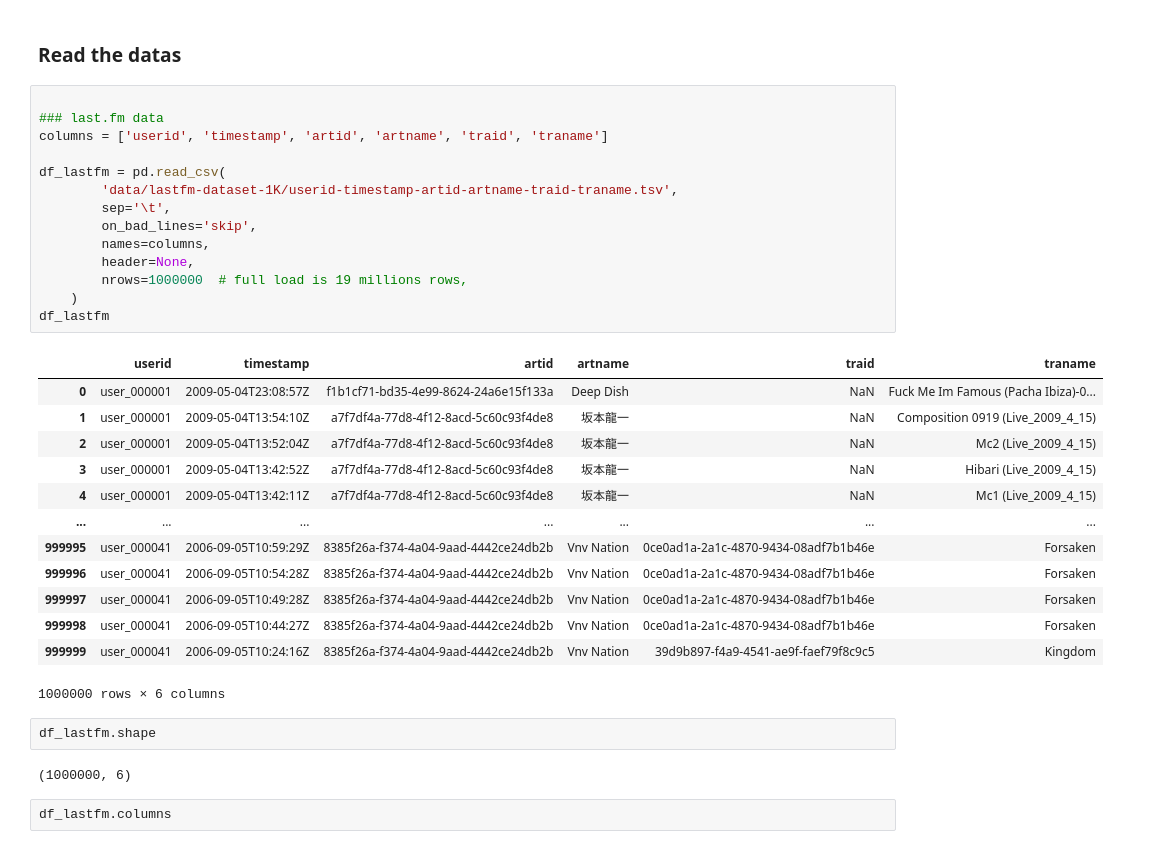
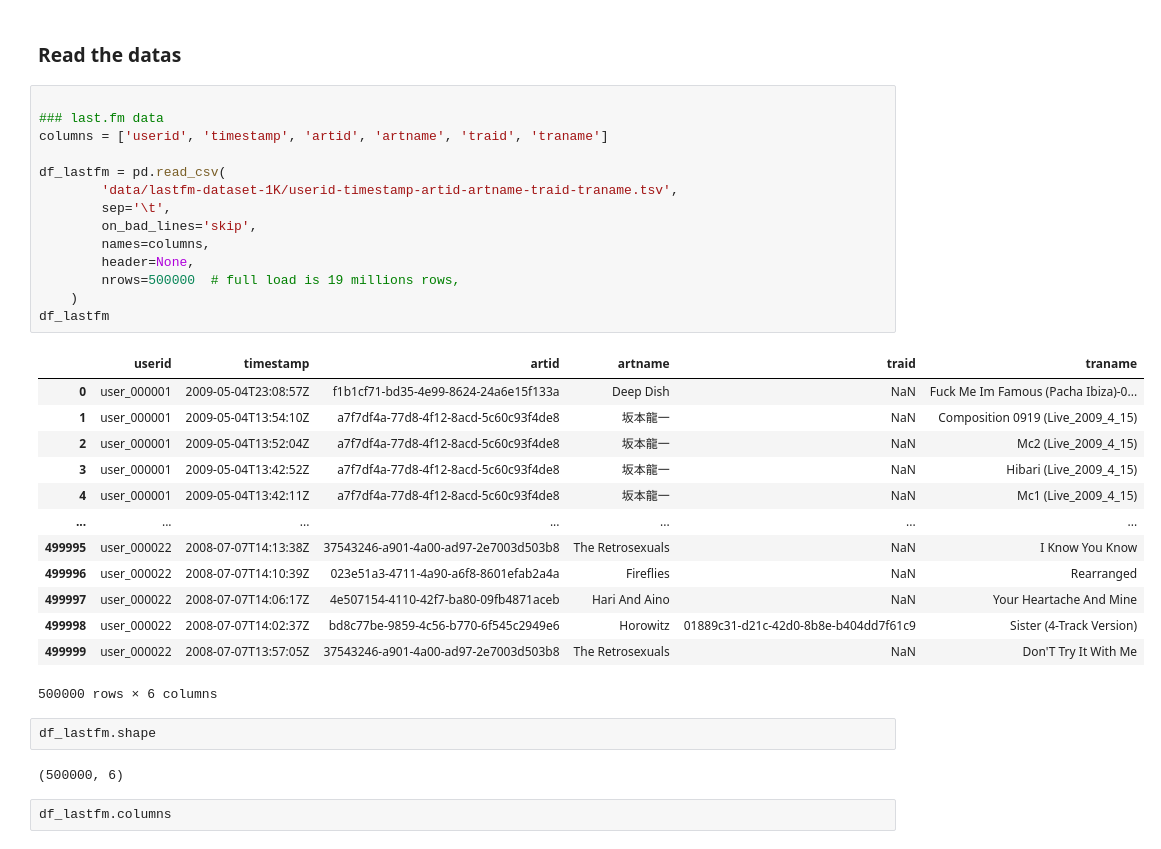
Before and after one commit to Montmont20z/music-recommender, a Jupyter notebook: notebook.ipynb, the cells around one changed output. Drawn from its saved outputs; the diff is of its cells as text.

```diff
--- a/notebook.ipynb
+++ b/notebook.ipynb
@@ -24,35 +24,35 @@ warnings.filterwarnings('ignore')
 # %%
 
 ### last.fm data
 columns = ['userid', 'timestamp', 'artid', 'artname', 'traid', 'traname']
 
 df_lastfm = pd.read_csv(
         'data/lastfm-dataset-1K/userid-timestamp-artid-artname-traid-traname.tsv',
         sep='\t',
         on_bad_lines='skip',
         names=columns,
         header=None,
-        nrows=1000000  # full load is 19 millions rows,
+        nrows=500000  # full load is 19 millions rows,
     )
 df_lastfm
 # %% [output]
 |  | userid | timestamp | artid | artname | traid | traname |
 | 0 | user_000001 | 2009-05-04T23:08:57Z | f1b1cf71-bd35-4e99-8624-24a6e15f133a | Deep Dish | NaN | Fuck Me Im Famous (Pacha Ibiza)-0... |
 | 1 | user_000001 | 2009-05-04T13:54:10Z | a7f7df4a-77d8-4f12-8acd-5c60c93f4de8 | 坂本龍一 | NaN | Composition 0919 (Live_2009_4_15) |
 | 2 | user_000001 | 2009-05-04T13:52:04Z | a7f7df4a-77d8-4f12-8acd-5c60c93f4de8 | 坂本龍一 | NaN | Mc2 (Live_2009_4_15) |
 | 3 | user_000001 | 2009-05-04T13:42:52Z | a7f7df4a-77d8-4f12-8acd-5c60c93f4de8 | 坂本龍一 | NaN | Hibari (Live_2009_4_15) |
 | 4 | user_000001 | 2009-05-04T13:42:11Z | a7f7df4a-77d8-4f12-8acd-5c60c93f4de8 | 坂本龍一 | NaN | Mc1 (Live_2009_4_15) |
 | ... | ... | ... | ... | ... | ... | ... |
-| 999995 | user_000041 | 2006-09-05T10:59:29Z | 8385f26a-f374-4a04-9aad-4442ce24db2b | Vnv Nation | 0ce0ad1a-2a1c-4870-9434-08adf7b1b46e | Forsaken |
-| 999996 | user_000041 | 2006-09-05T10:54:28Z | 8385f26a-f374-4a04-9aad-4442ce24db2b | Vnv Nation | 0ce0ad1a-2a1c-4870-9434-08adf7b1b46e | Forsaken |
-| 999997 | user_000041 | 2006-09-05T10:49:28Z | 8385f26a-f374-4a04-9aad-4442ce24db2b | Vnv Nation | 0ce0ad1a-2a1c-4870-9434-08adf7b1b46e | Forsaken |
-| 999998 | user_000041 | 2006-09-05T10:44:27Z | 8385f26a-f374-4a04-9aad-4442ce24db2b | Vnv Nation | 0ce0ad1a-2a1c-4870-9434-08adf7b1b46e | Forsaken |
-| 999999 | user_000041 | 2006-09-05T10:24:16Z | 8385f26a-f374-4a04-9aad-4442ce24db2b | Vnv Nation | 39d9b897-f4a9-4541-ae9f-faef79f8c9c5 | Kingdom |
+| 499995 | user_000022 | 2008-07-07T14:13:38Z | 37543246-a901-4a00-ad97-2e7003d503b8 | The Retrosexuals | NaN | I Know You Know |
+| 499996 | user_000022 | 2008-07-07T14:10:39Z | 023e51a3-4711-4a90-a6f8-8601efab2a4a | Fireflies | NaN | Rearranged |
+| 499997 | user_000022 | 2008-07-07T14:06:17Z | 4e507154-4110-42f7-ba80-09fb4871aceb | Hari And Aino | NaN | Your Heartache And Mine |
+| 499998 | user_000022 | 2008-07-07T14:02:37Z | bd8c77be-9859-4c56-b770-6f545c2949e6 | Horowitz | 01889c31-d21c-42d0-8b8e-b404dd7f61c9 | Sister (4-Track Version) |
+| 499999 | user_000022 | 2008-07-07T13:57:05Z | 37543246-a901-4a00-ad97-2e7003d503b8 | The Retrosexuals | NaN | Don'T Try It With Me |
-1000000 rows × 6 columns
+500000 rows × 6 columns
 # %%
 df_lastfm.shape
 # %% [output]
-(1000000, 6)
+(500000, 6)
 # %%
 df_lastfm.columns
 # %% [output]
```
Also changed, not shown: parts of 15 cells of this notebook, 1 other file.
